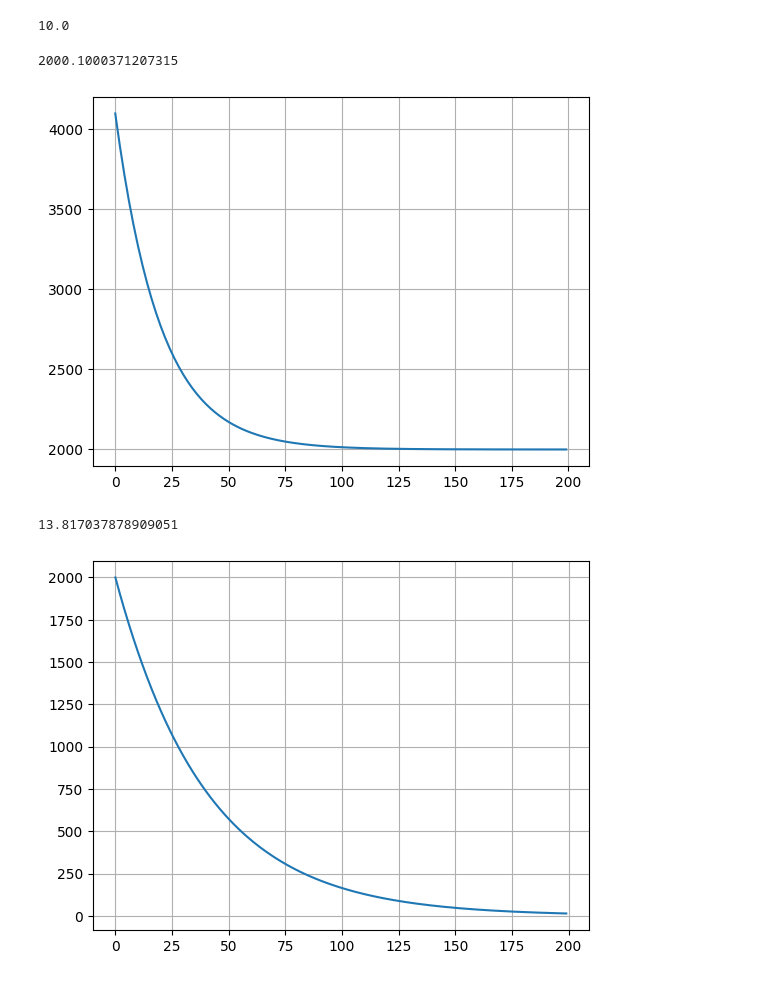
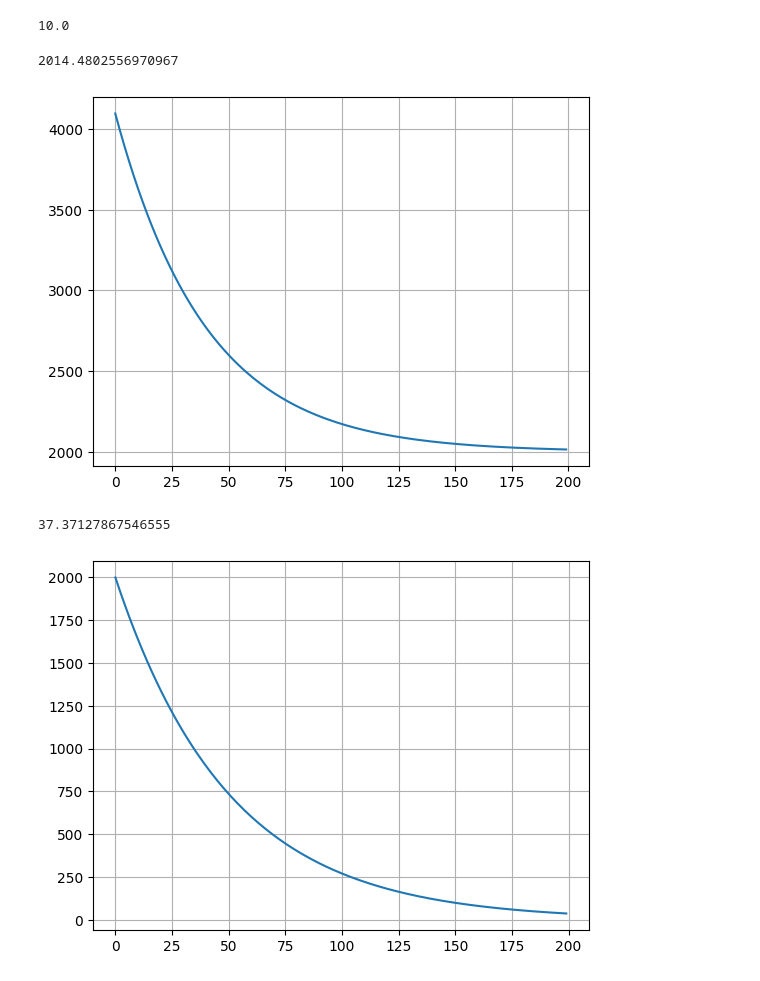
Before and after one commit to marksard/EurorackPlayground, a Jupyter notebook: app/EnvelopeADSR/src/EnvelopeCurve.ipynb, the cells around one changed output. Cells and saved outputs as stored; diff of their text form; code cells hidden in the pictures.

```diff
--- a/app/EnvelopeADSR/src/EnvelopeCurve.ipynb
+++ b/app/EnvelopeADSR/src/EnvelopeCurve.ipynb
@@ -8,7 +8,7 @@ _maxLevel = 4096
 _attack = 100
 ex_ = []
 for i in range(_attack):
-    _level = _maxLevel - (math.exp(-1 * i * (3.0 / _attack)) * _maxLevel)
+    _level = _maxLevel - (math.exp(-1 * i * (2.0 / _attack)) * _maxLevel)
     ex_.append(_level)
 print(ex_[-1])
 plt.plot(ex_)
@@ -41,28 +41,28 @@ _sustain = 2000
 _decay = 200
 ex_ = []
 for i in range(_decay):
-    _level = (math.exp(-1 * i * (10.0 / _decay)) * (_maxLevel - _sustain)) + _sustain
+    _level = (math.exp(-1 * i * (5.0 / _decay)) * (_maxLevel - _sustain)) + _sustain
     ex_.append(_level)
 print(ex_[-1])
 plt.plot(ex_)
 plt.grid(True)
 plt.show()
 # %% [output]
-2000.1000371207315
+2014.4802556970967
-[figure, old version]
+[figure, new version]
 # %%
 # release
 _maxLevel = 4096
 _sustain = 2000
 _release = 200
 ex_ = []
 for i in range(_release):
-    _level = (math.exp(-1 * i * (5.0 / _release)) * (_sustain))
+    _level = (math.exp(-1 * i * (4.0 / _release)) * (_sustain))
     ex_.append(_level)
 print(ex_[-1])
 plt.plot(ex_)
 plt.grid(True)
 plt.show()
 # %% [output]
-13.817037878909051
+37.37127867546555
-[figure, old version]
+[figure, new version]
```
Also changed, not shown: parts of 1 cell of this notebook, 3 other files.
